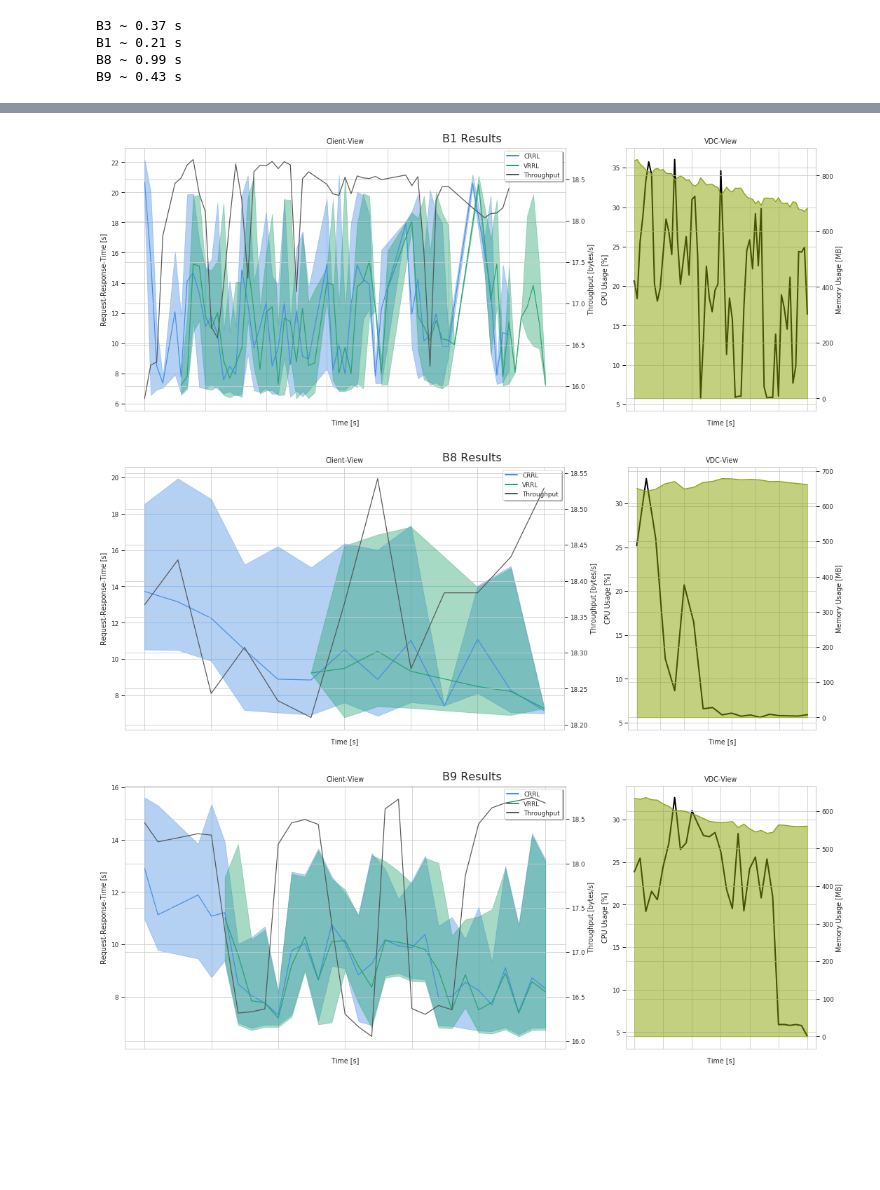
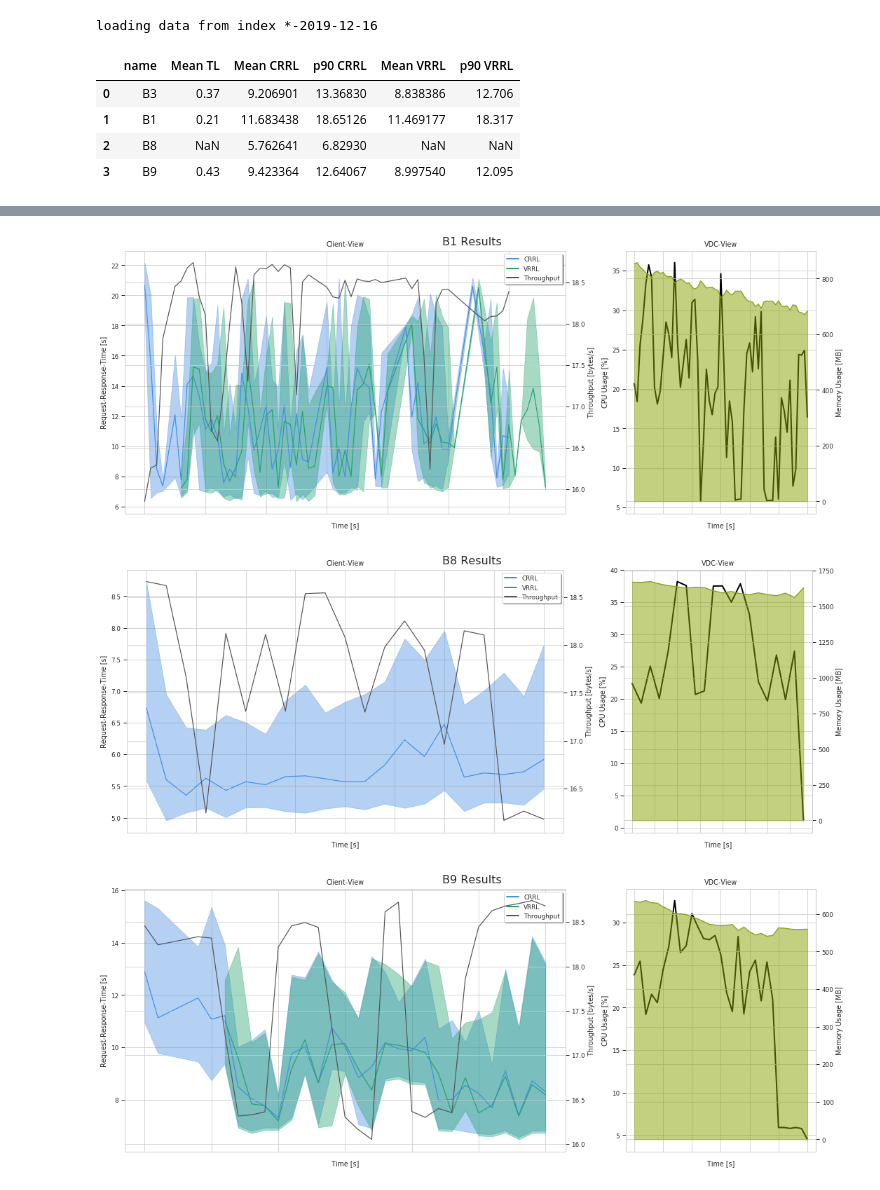
Before and after one commit to DITAS-Project/benchmarks, a Jupyter notebook: Analytics.ipynb, the cells around one changed output, grey strips where cells are left out. Cells and saved outputs as stored; diff of their text form; code cells hidden in the pictures; blank space fills up the shorter version.

```diff
--- a/Analytics.ipynb
+++ b/Analytics.ipynb
@@ -31,19 +31,19 @@ es = Elasticsearch(host="153.92.30.56",
                    http_auth=('admin', 'ditasmetrics'),
                    scheme="http",
                    port=50035)
+# %%
+to_download = [pd.Timestamp("2019-12-16")]
+mon__cache_file="rmstats/rmstats_{}.csv".format(datetime.now().strftime("%d-%m-%Y"))
+esData = load_elastic(False,True,mon__cache_file,es,to_download)
+# %% [output]
+loading data from index *-2019-12-16
 # %%
 data_cache_file="{}_{}.data.csv".format(experiment_name,datetime.now().strftime("%d-%m-%Y"))
 data = load_experiment(use_cache,True,data_cache_file)
 
 
 experiment_dates =list(map(lambda x:pd.Timestamp(x),data['runDate'].unique()))
-
-esData = None
-if load_from_disk:
-    esData = load_rmstats()
-else:
-    mon__cache_file="{}_{}.mon.csv".format(experiment_name,datetime.now().strftime("%d-%m-%Y"))
-    esData = load_elastic(use_cache,True,mon__cache_file,es,experiment_dates)
+esData = load_rmstats()
 
 vstat__cache_file="{}_{}.vmstat.csv".format(experiment_name,datetime.now().strftime("%d-%m-%Y"))
 vsData = load_vmstat(use_cache,True,vstat__cache_file)
@@ -139,19 +166,24 @@ experiments = {
     "B3":(["B4A","B4B"],330),
     "B1":(["B1"],360),
     "B8":(["B9"],320),
-    "B9":(["B10"],360)
+    "B9":(["B10"],360),
+    "B7":(["B8"],360)
 }
 
 slice_size = 60
 # %%
+statistics = None
 for s in experiments:
-    plot(experiments[s][0],s,experiments[s][1])
+    statistics = plot(experiments[s][0],s,experiments[s][1],statistics)
+statistics = pd.DataFrame(statistics,columns=["name","Mean TL","Mean CRRL","p90 CRRL","Mean VRRL","p90 VRRL"])
+statistics
 # %% [output]
-B3 ~ 0.37 s
-B1 ~ 0.21 s
-B8 ~ 0.99 s
-B9 ~ 0.43 s
+|  | name | Mean TL | Mean CRRL | p90 CRRL | Mean VRRL | p90 VRRL |
+| 0 | B3 | 0.37 | 9.206901 | 13.36830 | 8.838386 | 12.706 |
+| 1 | B1 | 0.21 | 11.683438 | 18.65126 | 11.469177 | 18.317 |
+| 2 | B8 | NaN | 5.762641 | 6.82930 | NaN | NaN |
+| 3 | B9 | 0.43 | 9.423364 | 12.64067 | 8.997540 | 12.095 |
 [figure]
 [figure]
-[figure, old version]
+[figure, new version]
 [figure]
```
Also changed, not shown: parts of 6 cells of this notebook, 14 other files.
